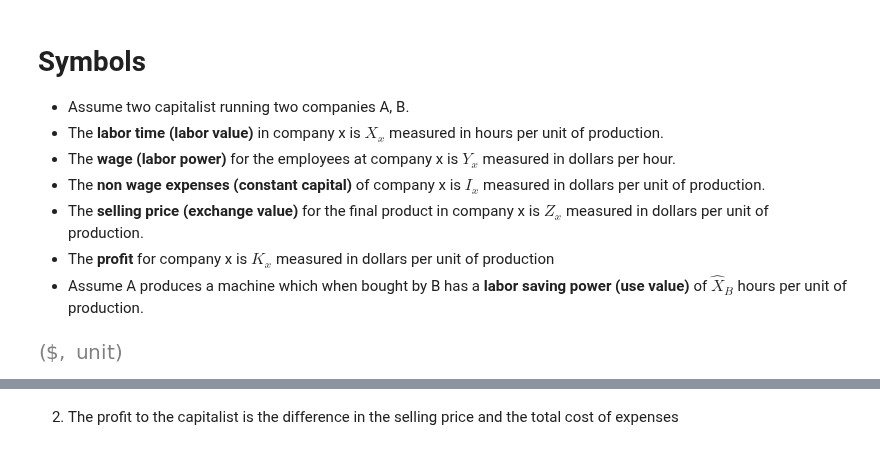
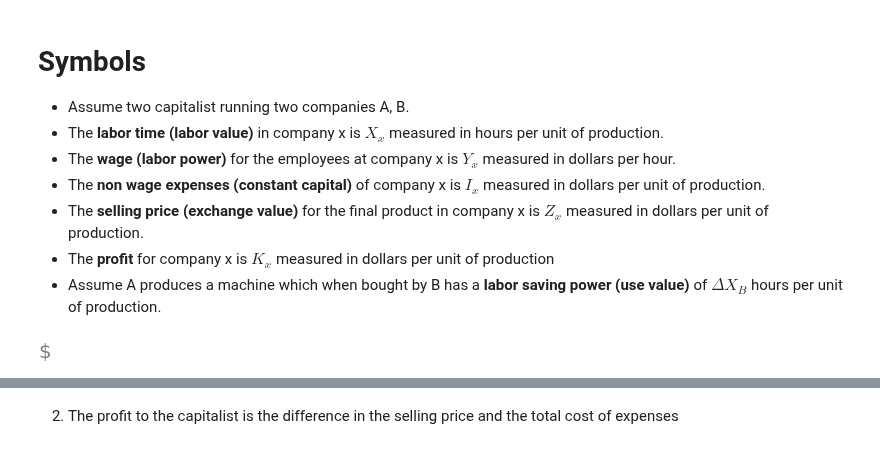
Before and after one commit to ryanpeach/continuing_education, a Jupyter notebook: continuing_education/economics/exchange_vs_use_value/Exchange_vs_Use_Value_Marxism.ipynb, the cells around one changed output, grey strips where cells are left out. Cells and saved outputs as stored; diff of their text form; code cells hidden in the pictures.

```diff
--- a/continuing_education/economics/exchange_vs_use_value/Exchange_vs_Use_Value_Marxism.ipynb
+++ b/continuing_education/economics/exchange_vs_use_value/Exchange_vs_Use_Value_Marxism.ipynb
@@ -15,13 +15,12 @@ sp.init_printing()
 * The **non wage expenses (constant capital)** of company x is $I_x$ measured in dollars per unit of production.
 * The **selling price (exchange value)** for the final product in company x is $Z_x$ measured in dollars per unit of production.
 * The **profit** for company x is $K_x$ measured in dollars per unit of production
-* Assume A produces a machine which when bought by B has a **labor saving power (use value)** of $\hat{X}_B$ hours per unit of production.
+* Assume A produces a machine which when bought by B has a **labor saving power (use value)** of $\Delta{X_B}$ hours per unit of production.
 # %%
 dollar = Unit("\$")
-unit = Unit("unit")
-dollar, unit
+dollar
 # %% [output]
-[figure, old version]
+[figure, new version]
 # %%
 from collections import namedtuple
 from functools import cache
```
Also changed, not shown: parts of 34 cells of this notebook, 1 other file.
